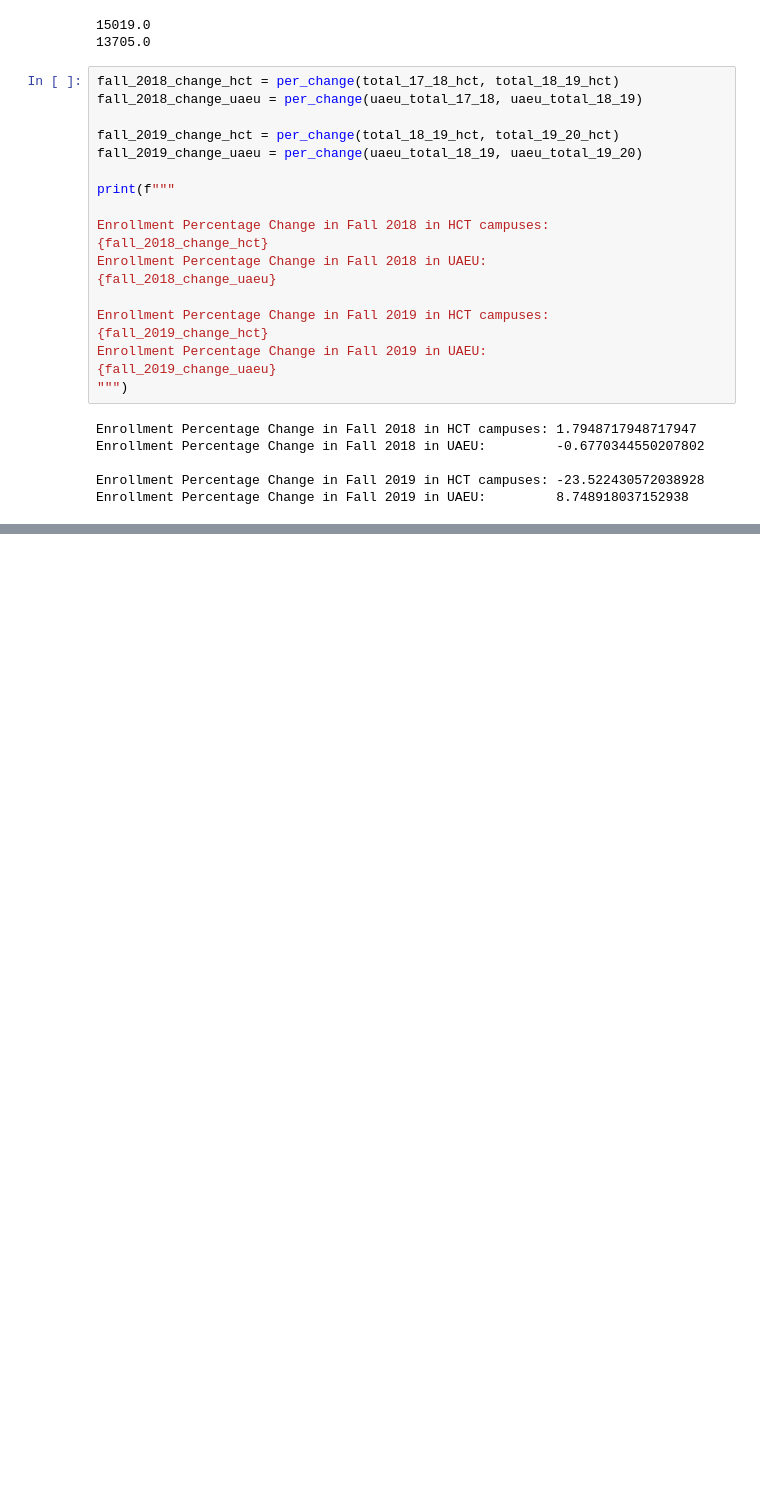
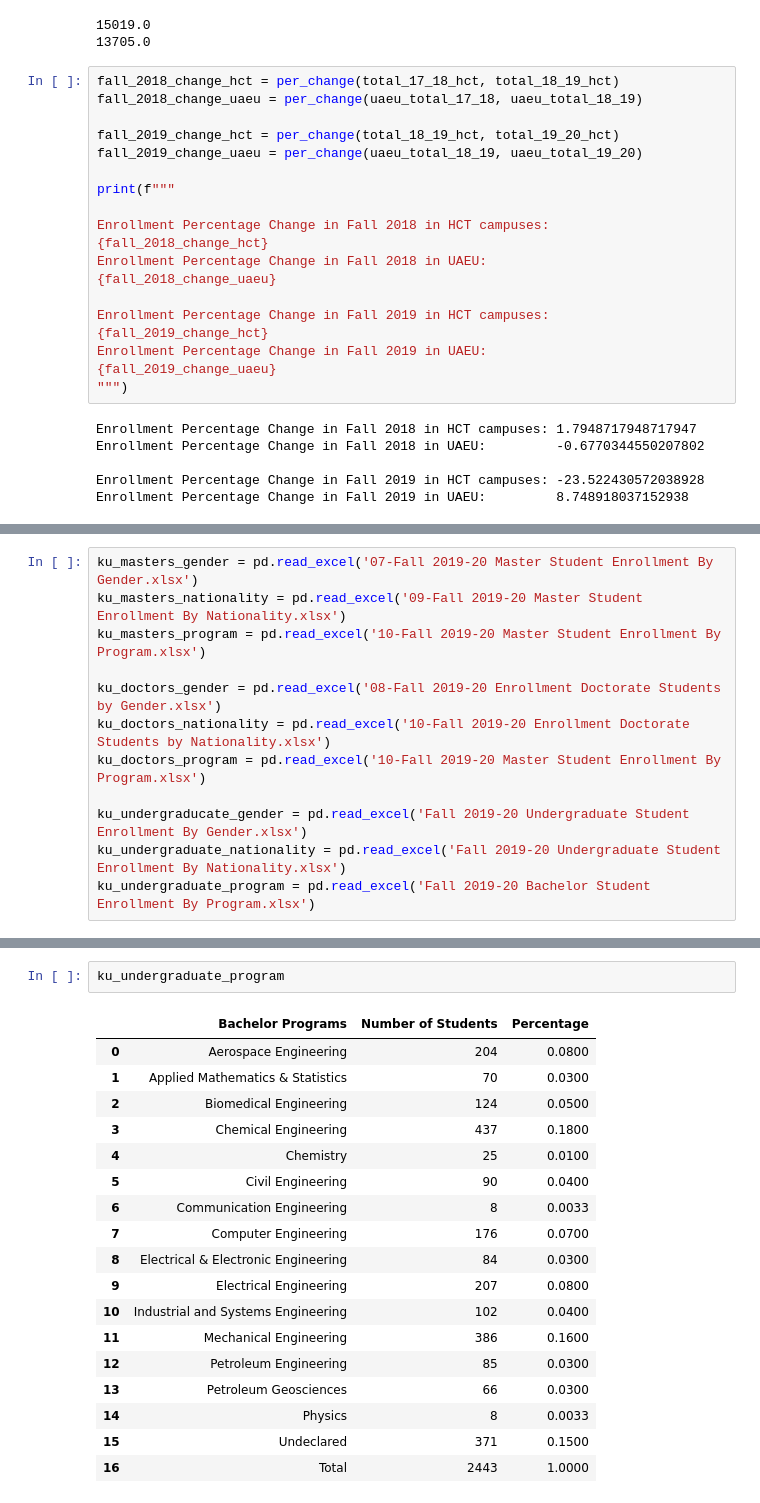
Before and after one commit to Motamensalih/Enrollment-Magnifier, a Jupyter notebook: main.ipynb, the cells around one changed output, grey strips where cells are left out. Drawn from its saved outputs; the diff is of its cells as text; blank space fills up the shorter version.

Commit message:
Added datasets from Khalifa University. Created pandas dataframes for them in notebook.

```diff
--- a/main.ipynb
+++ b/main.ipynb
@@ -576,0 +579,12 @@ Enrollment Percentage Change in Fall 2019 in UAEU:         8.748918037152938
+# %%
+ku_masters_gender = pd.read_excel('07-Fall 2019-20 Master Student Enrollment By Gender.xlsx')
+ku_masters_nationality = pd.read_excel('09-Fall 2019-20 Master Student Enrollment By Nationality.xlsx')
+ku_masters_program = pd.read_excel('10-Fall 2019-20 Master Student Enrollment By Program.xlsx')
+
+ku_doctors_gender = pd.read_excel('08-Fall 2019-20 Enrollment Doctorate Students by Gender.xlsx')
+ku_doctors_nationality = pd.read_excel('10-Fall 2019-20 Enrollment Doctorate Students by Nationality.xlsx')
+ku_doctors_program = pd.read_excel('10-Fall 2019-20 Master Student Enrollment By Program.xlsx')
+
+ku_undergraducate_gender = pd.read_excel('Fall 2019-20 Undergraduate Student Enrollment By Gender.xlsx')
+ku_undergraduate_nationality = pd.read_excel('Fall 2019-20 Undergraduate Student Enrollment By Nationality.xlsx')
+ku_undergraduate_program = pd.read_excel('Fall 2019-20 Bachelor Student Enrollment By Program.xlsx')
@@ -576,0 +605,21 @@ Enrollment Percentage Change in Fall 2019 in UAEU:         8.748918037152938
+# %%
+ku_undergraduate_program
+# %% [output]
+|  | Bachelor Programs | Number of Students | Percentage |
+| 0 | Aerospace Engineering | 204 | 0.0800 |
+| 1 | Applied Mathematics & Statistics | 70 | 0.0300 |
+| 2 | Biomedical Engineering | 124 | 0.0500 |
+| 3 | Chemical Engineering | 437 | 0.1800 |
+| 4 | Chemistry | 25 | 0.0100 |
+| 5 | Civil Engineering | 90 | 0.0400 |
+| 6 | Communication Engineering | 8 | 0.0033 |
+| 7 | Computer Engineering | 176 | 0.0700 |
+| 8 | Electrical & Electronic Engineering | 84 | 0.0300 |
+| 9 | Electrical Engineering | 207 | 0.0800 |
+| 10 | Industrial and Systems Engineering | 102 | 0.0400 |
+| 11 | Mechanical Engineering | 386 | 0.1600 |
+| 12 | Petroleum Engineering | 85 | 0.0300 |
+| 13 | Petroleum Geosciences | 66 | 0.0300 |
+| 14 | Physics | 8 | 0.0033 |
+| 15 | Undeclared | 371 | 0.1500 |
+| 16 | Total | 2443 | 1.0000 |
```
Also changed, not shown: parts of 3 cells of this notebook, 12 other files.
